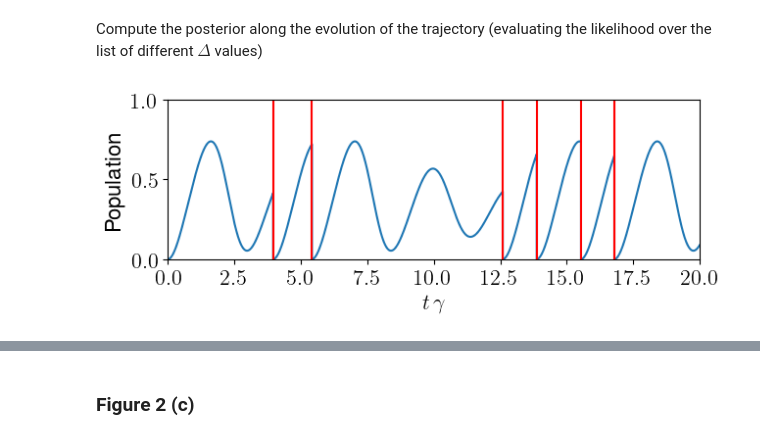
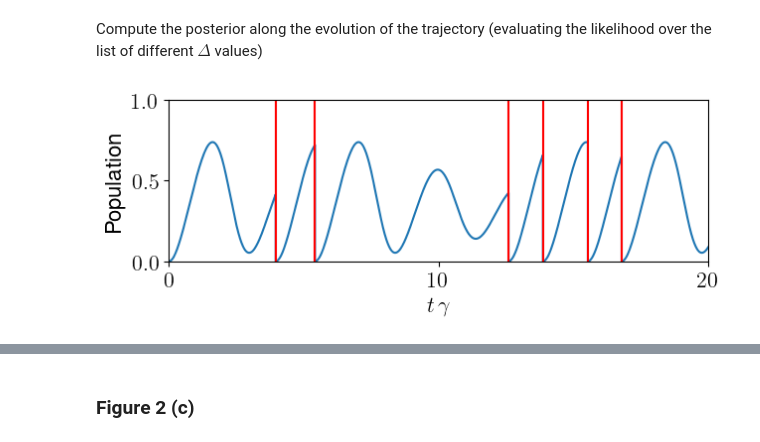
Before and after one commit to CarlosSMWolff/ParamEst-NN, a Jupyter notebook: notebooks/3-Results.ipynb, the cells around one changed output, grey strips where cells are left out. Cells and saved outputs as stored; diff of their text form; code cells hidden in the pictures.

```diff
--- a/notebooks/3-Results.ipynb
+++ b/notebooks/3-Results.ipynb
@@ -279,23 +207,25 @@ prob_delta_time = np.asarray([np.real(generate_prob_from_model_list(data = taus[
 # %%
 matrix = np.real(prob_delta_time).transpose()
 aspect = 0.3
 
 fig, ax = plt.subplots(nrows=1,ncols=1,figsize=(7,5))
 
 c = ax
 c.plot(tlist,pop_time)
 plt.xlim(0,tfin)
 c.set_box_aspect(aspect)
 for time in np.cumsum(taus):
     c.axvline(time, color = 'red')
 c.set_xlabel('$t\, \\gamma$')
 c.set_ylabel('Population')
 c.set_ylim(0,1.)
+c.set_xticks([0, 10, 20])
+
 plt.savefig("figures/fig2_a.pdf")
 
 plt.show()
 # %% [output]
-[figure, old version]
+[figure, new version]
 # %%
 matrix = np.real(prob_delta_time).transpose()
 aspect = 0.5
```
Also changed, not shown: parts of 46 cells of this notebook, 1 other file.
